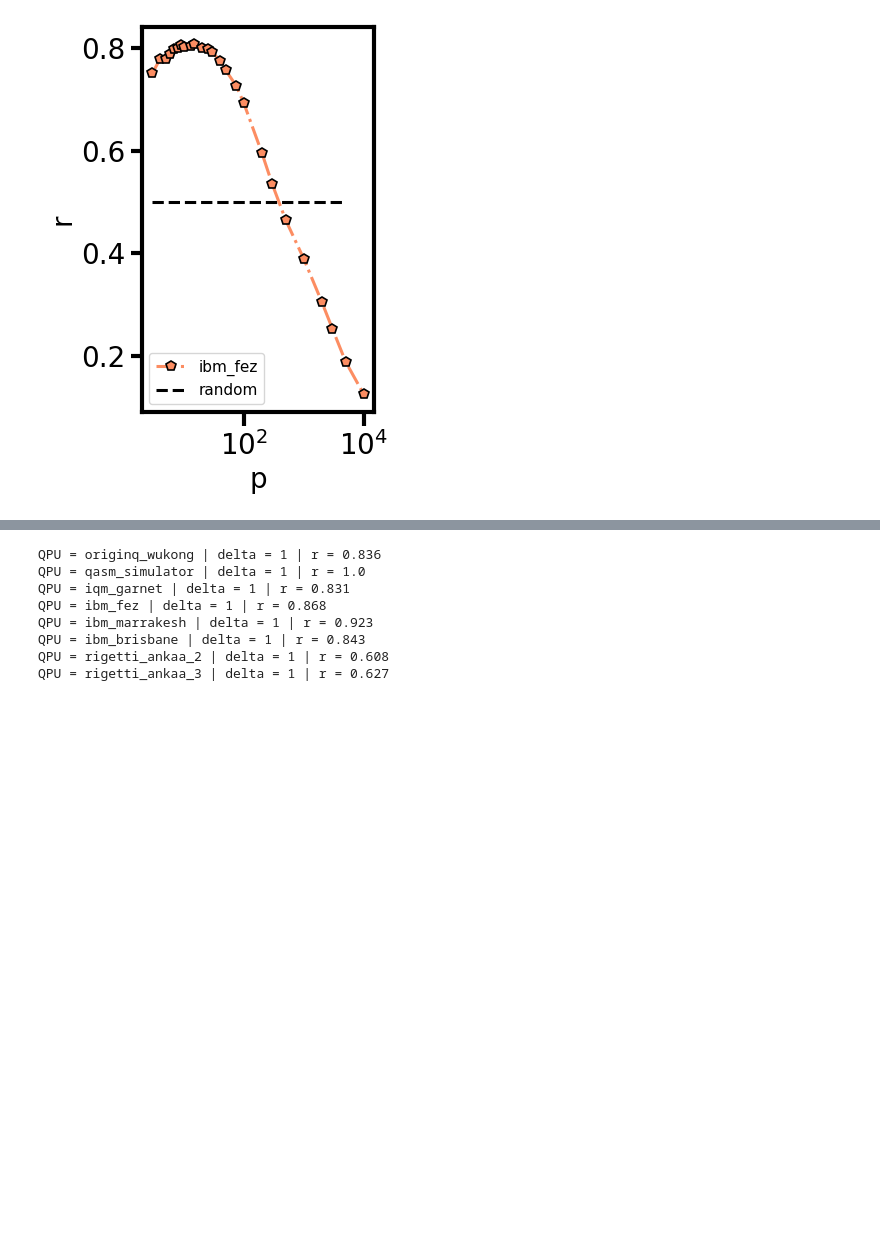
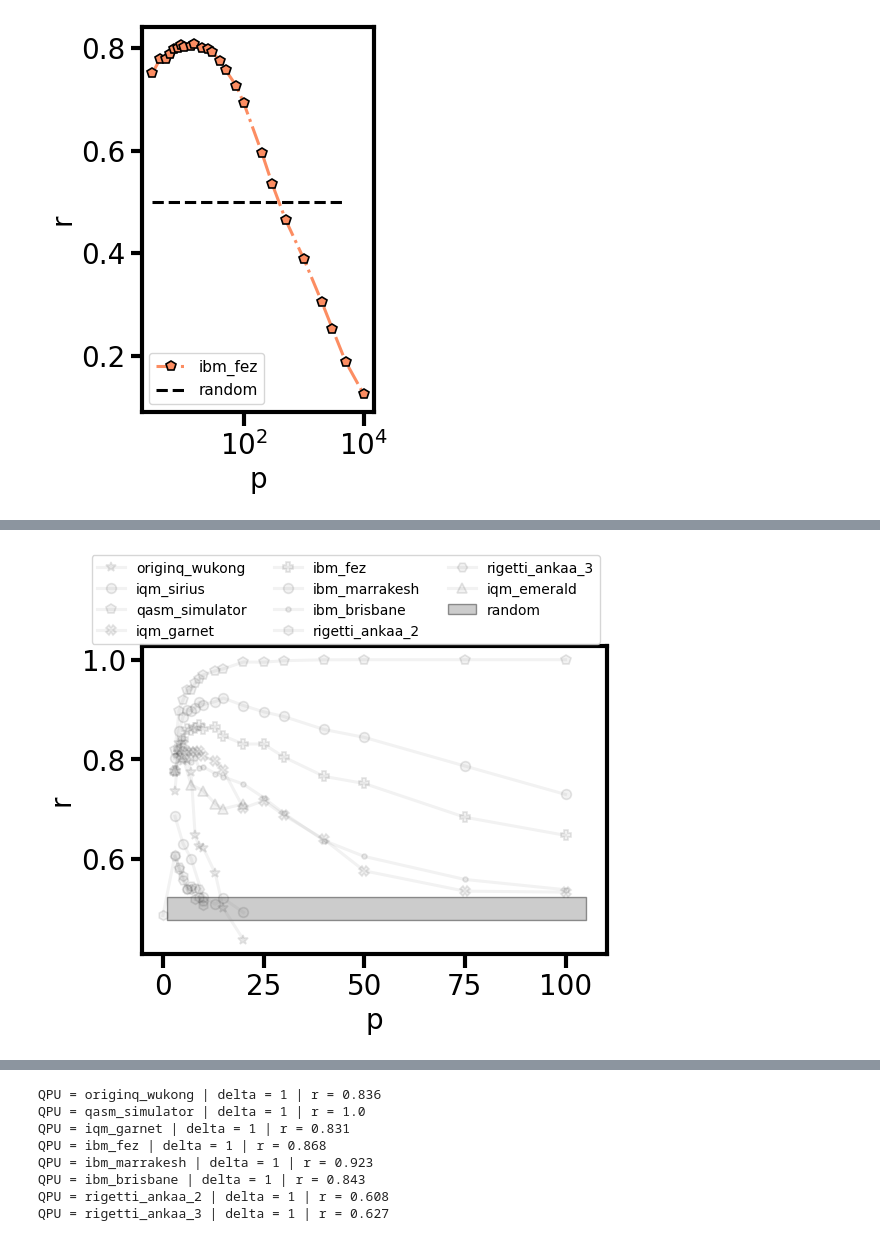
Before and after one commit to alejomonbar/LR-QAOA-QPU-Benchmarking, a Jupyter notebook: 1D-Chain-Figures.ipynb, the cells around one changed output, grey strips where cells are left out. Saved outputs shown, nothing was run; the diff lists cells and outputs as text; code cells hidden in the pictures; blank space fills up the shorter version.

```diff
--- a/1D-Chain-Figures.ipynb
+++ b/1D-Chain-Figures.ipynb
@@ -332,0 +451,83 @@ QPU: ibm_fez |  r = (np.float64(0.8076692307692307), 15)
+# %%
+# Define the number of qubits in the problem
+nq = 5
+
+# Define additional suffix for post-processing case (if any)
+case = ""  # "" or "_mitig"
+
+# Property to plot (e.g., "r" represents the approximation ratio or prob probability of success)
+prop = "r"
+
+# List of quantum backends to compare
+backends = ["qasm_simulator", "iqm_garnet", "ibm_fez", "ibm_marrakesh", "ibm_brisbane", "rigetti_ankaa_2", "rigetti_ankaa_3", "iqm_emerald"]
+n_case = 5
+used = [[],["qasm_simulator"], ["rigetti_ankaa_2", "rigetti_ankaa_3", "iqm_sirius"], ["originq_wukong"], ["iqm_emerald", "iqm_garnet", "ibm_brisbane"], ["ibm_fez", "ibm_marrakesh"]][::-1]
+# Load results for each backend from stored numpy files
+results = {name: np.load(f"./Data/{name}/{nq}_1D.npy", allow_pickle=True).item() for name in backends}
+results["originq_wukong"] = np.load(f"./Data/originq_wukong/{nq}_1D_2.npy", allow_pickle=True).item()
+results["iqm_sirius"] = np.load(f"./Data/iqm_sirius/{nq}_1D_single.npy", allow_pickle=True).item()
+
+# Define markers for different backends
+
+# Define colors for different backends using a color map
+colors = plt.get_cmap("Set3")
+
+# Initialize the plot
+fig, ax = plt.subplots(figsize=(6,4))
+backends = ["originq_wukong", "iqm_sirius"] + backends
+# Iterate over each backend to plot performance results
+for name in backends:
+    delta = results[name]["Deltas"][0]  # Extract delta value
+    ps = results[name]["ps"]  # Extract QAOA layer depths
+    best_mean = 0  # Store the best mean result
+
+    # Iterate over all available sections of post-processed results
+    for sec_i in results[name][f"postprocessing{case}"][delta][ps[0]].keys():
+        res_i = [results[name][f"postprocessing{case}"][delta][p][sec_i][prop] for p in ps]
+
+        # Update best section based on the highest mean value
+        if np.mean(res_i) > best_mean:
+            best_sec = res_i
+            best_mean = np.mean(res_i)
+
+    # Print the best approximation ratio for this backend
+    print(f"QPU = {name} | delta = {delta} | r = {round(max(best_sec), 3)}")
+
+    # Plot the performance of this backend
+    ax.plot(results[name]["ps"], best_sec, label=name, color=color[name] if name in used[n_case] else "gray", alpha=1 if name in used[n_case] else 0.1, marker=markers[name],
+            markeredgecolor="black", markersize=7)
+
+# Generate random baseline data for comparison
+rand_data = []
+for v, c in zip(results["qasm_simulator"]["random"+case]["results"][:, 1],
+                results["qasm_simulator"]["random"+case]["results"][:, 2]):
+    rand_data += int(c) * [v]
+
+# Compute statistics over 100 random samples
+rand_mean = []
+for i in range(100):
+    np.random.shuffle(rand_data)
+    rand_mean.append(np.mean(rand_data[:1000]))
+
+# Convert random mean values to numpy array
+rand_mean = np.array(rand_mean)
+
+# Compute the mean and standard deviation for the random baseline
+y1 = rand_mean.mean()
+y2 = 3 * rand_mean.std()
+
+# Plot a shaded region to represent the random baseline performance
+ax.fill_between([1, 105], [y1 - y2, y1 - y2], [y1 + y2, y1 + y2],
+                color="gray", alpha=0.4, edgecolor="black", label="random")
+
+# Add labels and legend
+ax.legend(loc="center right", bbox_to_anchor=(1, 1.15), ncols=3, fontsize=10)
+ax.set_ylabel(prop)
+ax.set_xlabel("p")
+# ax.set_xscale("log")
+# ax.set_xlim(2,150)
+
+# Save the figure as a PDF
+fig.savefig(f"./Figures/1D-Chain/IQM_IBM_comparison_{nq}{case}_{prop}_{n_case}.pdf",
+            bbox_inches="tight", transparent=True)
+# %% [output]
@@ -333,3 +544,4 @@ QPU: ibm_fez |  r = (np.float64(0.8076692307692307), 15)
+[figure, added]
 # %%
 # Define the number of qubits in the problem
 nq = 5
```
Also changed, not shown: parts of 15 cells of this notebook, 31 other files.
